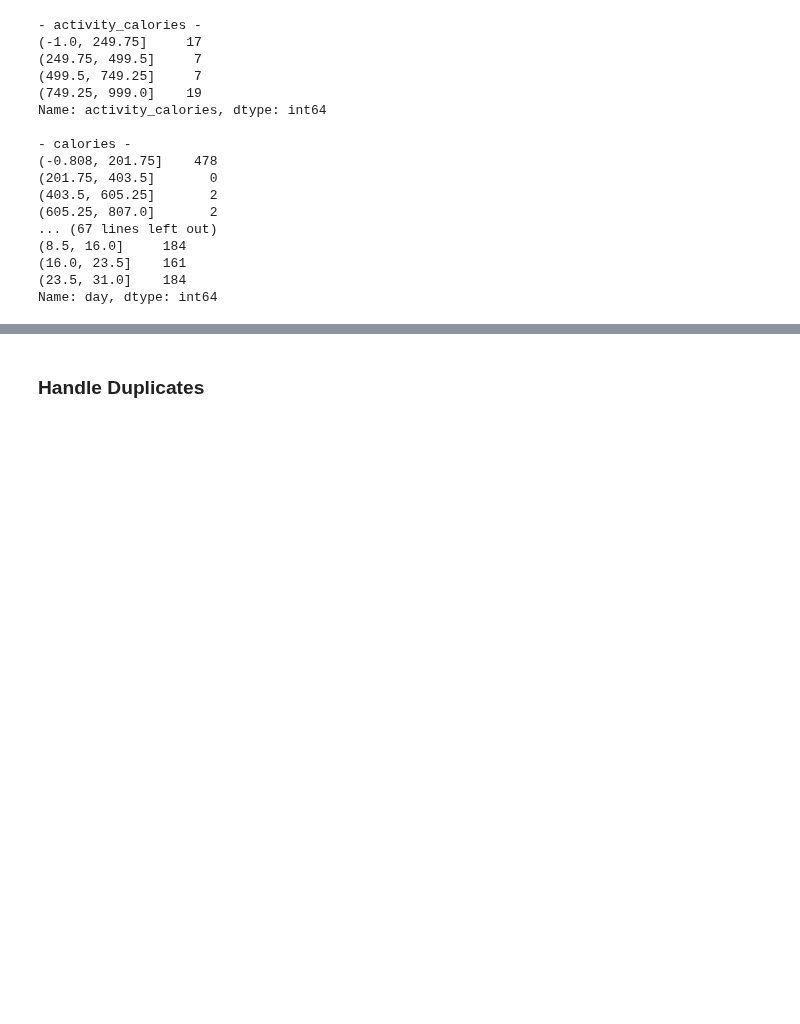
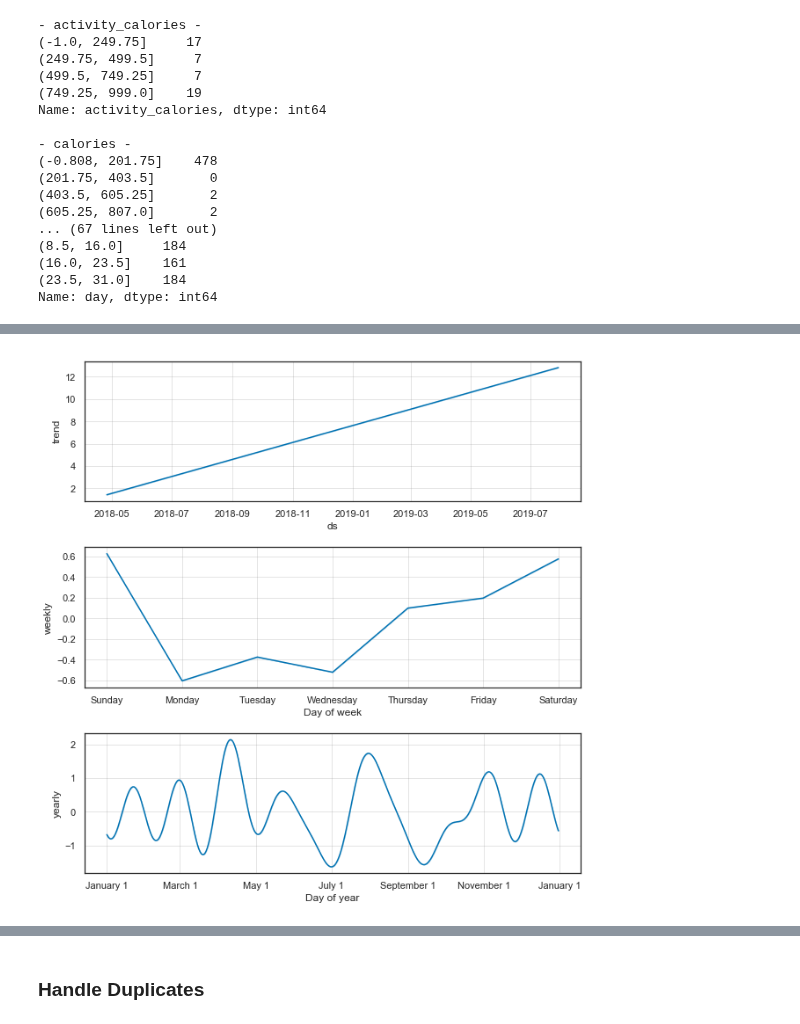
Before and after one commit to time-series-101-eric-norrick/tsa-fitbit, a Jupyter notebook: TimeSeries_Project.ipynb, the cells around one changed output, grey strips where cells are left out. Saved outputs shown, nothing was run; the diff lists cells and outputs as text; code cells hidden in the pictures; blank space fills up the shorter version.

```diff
--- a/TimeSeries_Project.ipynb
+++ b/TimeSeries_Project.ipynb
@@ -206,0 +235,4 @@ Name: day, dtype: int64
+# %%
+fig2 = m.plot_components(forecast)
+# %% [output]
+[figure, added]
```
Also changed, not shown: parts of 12 cells of this notebook.
